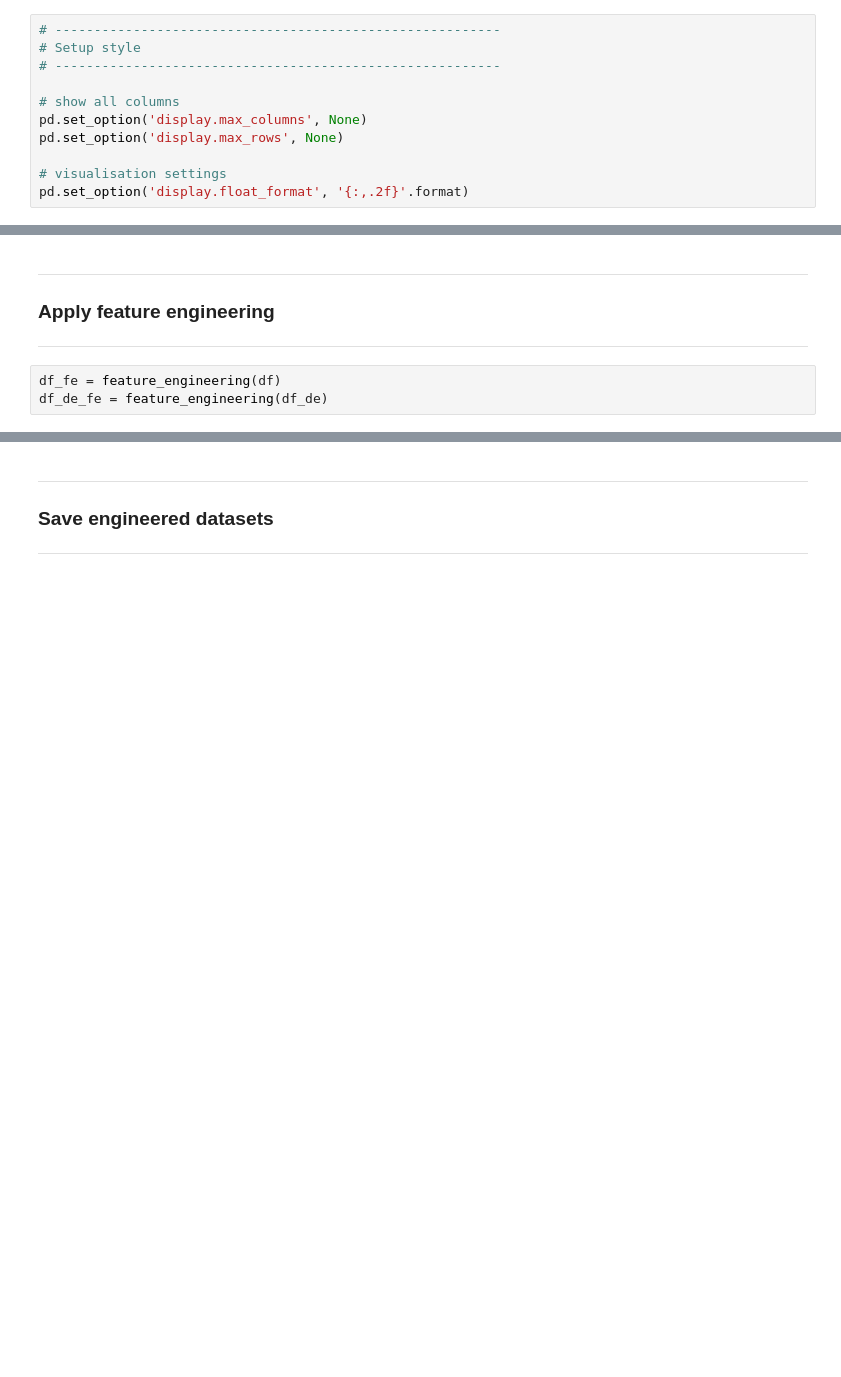
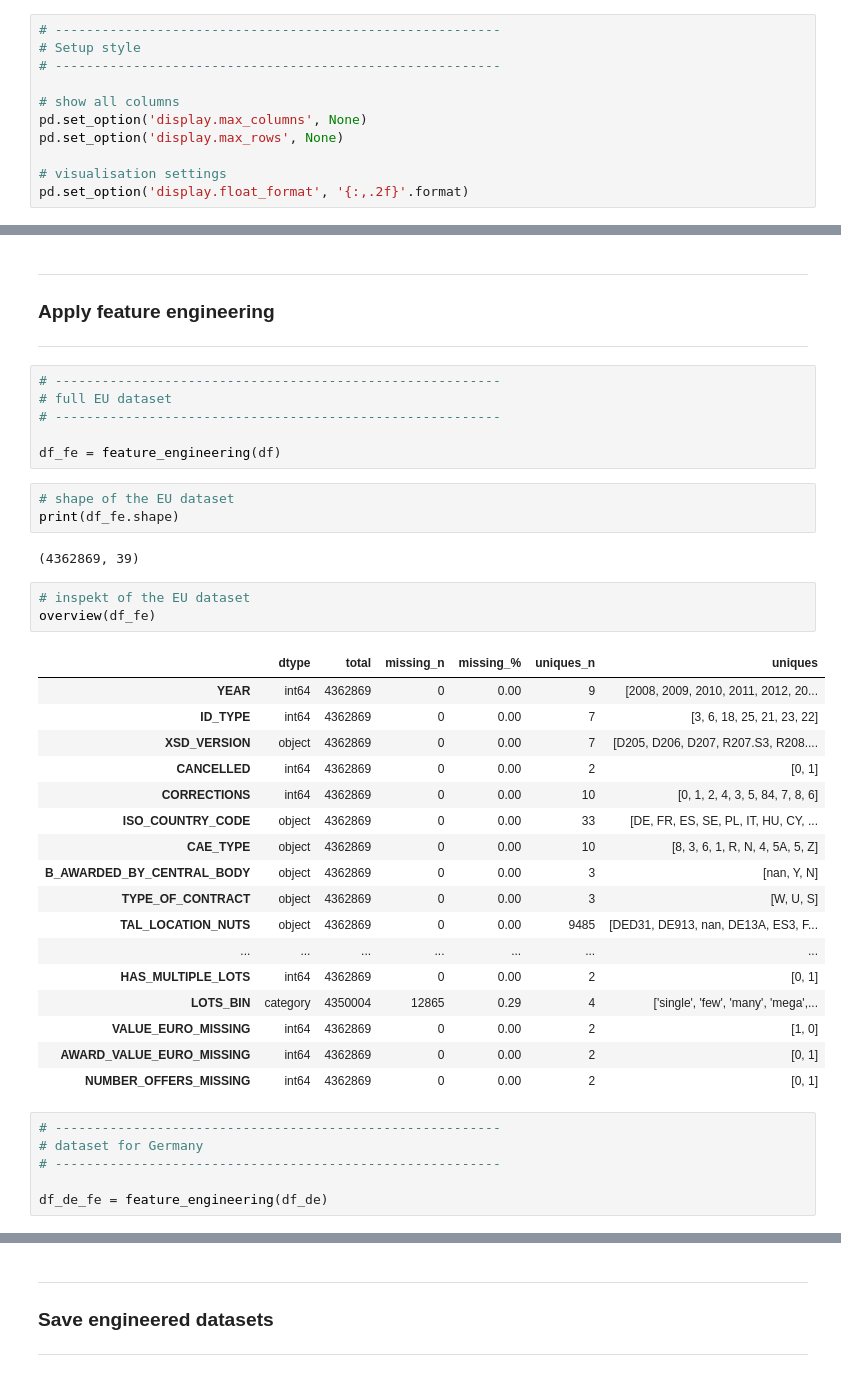
Before and after one commit to datascience-faina/public-procurement-support, a Jupyter notebook: notebooks/03_feature_engineering.ipynb, the cells around one changed output, grey strips where cells are left out. Cells and saved outputs as stored; diff of their text form; blank space fills up the shorter version.

Commit message:
EDA, preprocessing and feutures engineering

```diff
--- a/notebooks/03_feature_engineering.ipynb
+++ b/notebooks/03_feature_engineering.ipynb
@@ -78,8 +82,43 @@ print("DE dataset:", df_de.shape)
 # %% [markdown]
------------------------
+---------------------------------------------------------
 ### Apply feature engineering
 
 -----------------------------
 # %%
+# ---------------------------------------------------------
+# full EU dataset
+# ---------------------------------------------------------
+
 df_fe = feature_engineering(df)
-df_de_fe = feature_engineering(df_de)
+# %%
+# shape of the EU dataset
+print(df_fe.shape)
+# %% [output]
+(4362869, 39)
+# %%
+# inspekt of the EU dataset
+overview(df_fe)
+# %% [output]
+|  | dtype | total | missing_n | missing_% | uniques_n | uniques |
+| YEAR | int64 | 4362869 | 0 | 0.00 | 9 | [2008, 2009, 2010, 2011, 2012, 20... |
+| ID_TYPE | int64 | 4362869 | 0 | 0.00 | 7 | [3, 6, 18, 25, 21, 23, 22] |
+| XSD_VERSION | object | 4362869 | 0 | 0.00 | 7 | [D205, D206, D207, R207.S3, R208.... |
+| CANCELLED | int64 | 4362869 | 0 | 0.00 | 2 | [0, 1] |
+| CORRECTIONS | int64 | 4362869 | 0 | 0.00 | 10 | [0, 1, 2, 4, 3, 5, 84, 7, 8, 6] |
+| ISO_COUNTRY_CODE | object | 4362869 | 0 | 0.00 | 33 | [DE, FR, ES, SE, PL, IT, HU, CY, ... |
+| CAE_TYPE | object | 4362869 | 0 | 0.00 | 10 | [8, 3, 6, 1, R, N, 4, 5A, 5, Z] |
+| B_AWARDED_BY_CENTRAL_BODY | object | 4362869 | 0 | 0.00 | 3 | [nan, Y, N] |
+| TYPE_OF_CONTRACT | object | 4362869 | 0 | 0.00 | 3 | [W, U, S] |
+| TAL_LOCATION_NUTS | object | 4362869 | 0 | 0.00 | 9485 | [DED31, DE913, nan, DE13A, ES3, F... |
+| ... | ... | ... | ... | ... | ... | ... |
+| HAS_MULTIPLE_LOTS | int64 | 4362869 | 0 | 0.00 | 2 | [0, 1] |
+| LOTS_BIN | category | 4350004 | 12865 | 0.29 | 4 | ['single', 'few', 'many', 'mega',... |
+| VALUE_EURO_MISSING | int64 | 4362869 | 0 | 0.00 | 2 | [1, 0] |
+| AWARD_VALUE_EURO_MISSING | int64 | 4362869 | 0 | 0.00 | 2 | [0, 1] |
+| NUMBER_OFFERS_MISSING | int64 | 4362869 | 0 | 0.00 | 2 | [0, 1] |
+# %%
+# ---------------------------------------------------------
+# dataset for Germany
+# ---------------------------------------------------------
+
+df_de_fe = feature_engineering(df_de)
```
Also changed, not shown: parts of 7 cells of this notebook, 3 other files.
